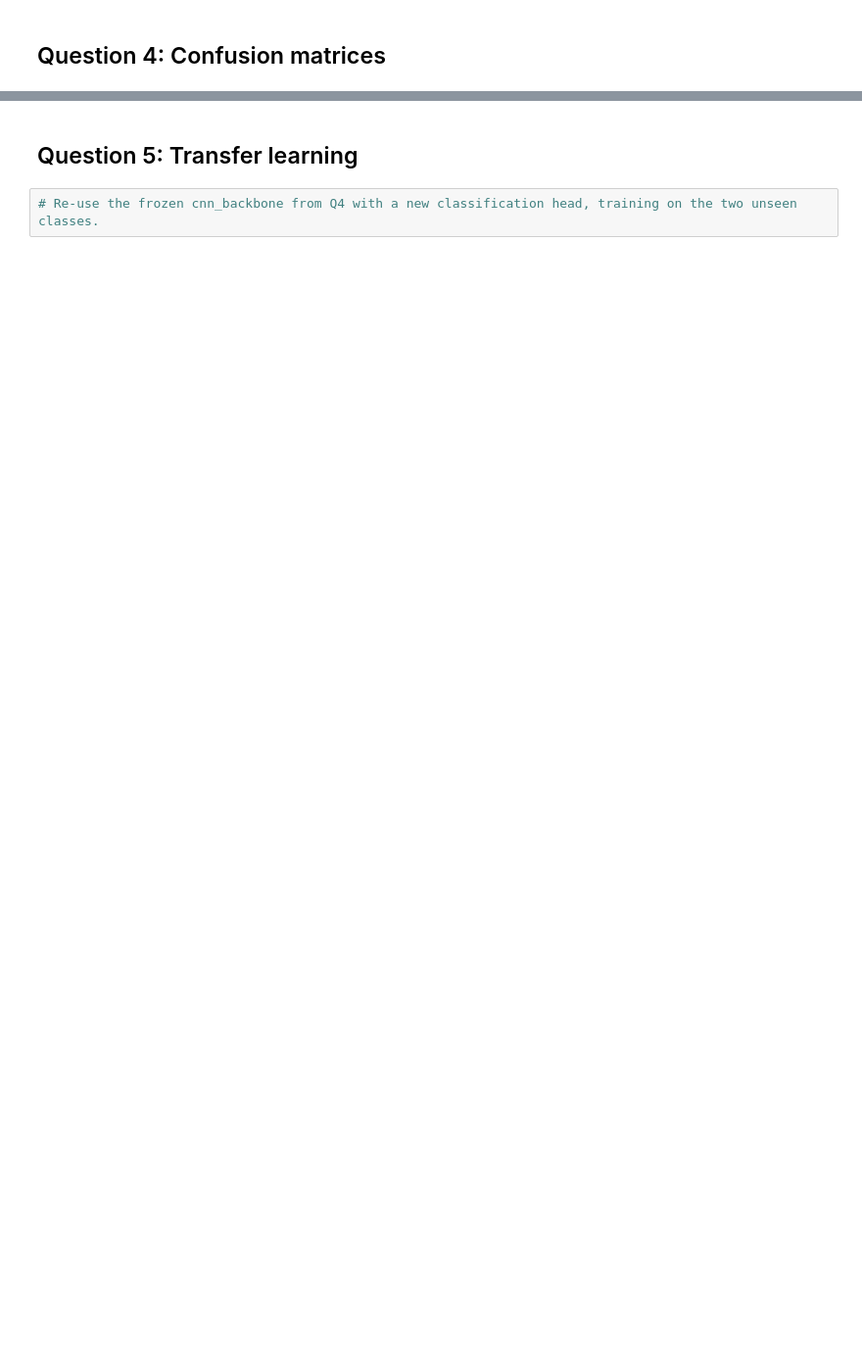
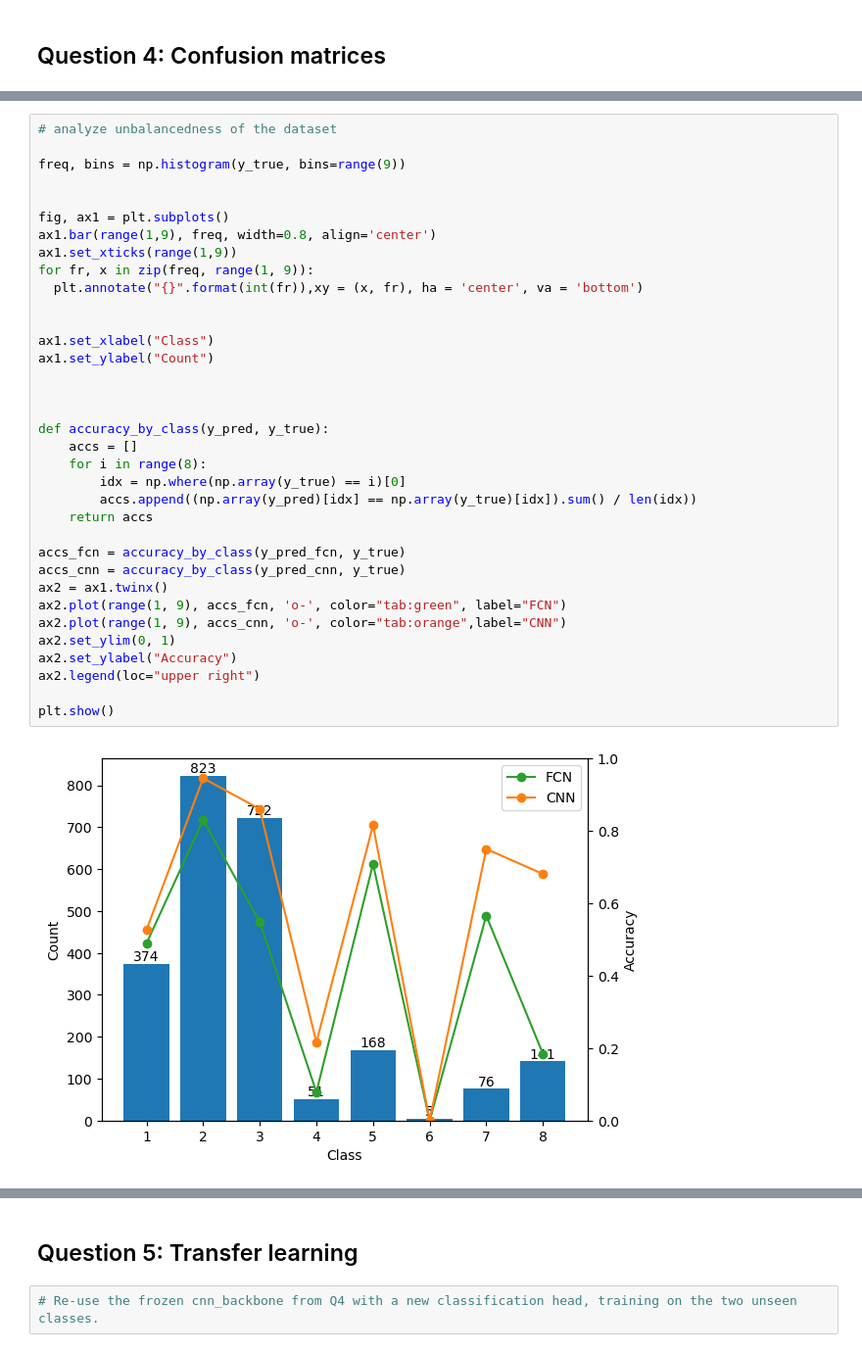
Before and after one commit to LyKex/ml_phy, a Jupyter notebook: hw3/hw3_galaxies10_SDSS_skeleton.ipynb, the cells around one changed output, grey strips where cells are left out. Shown at 98% size. Cells and saved outputs as stored; diff of their text form; blank space fills up the shorter version.

```diff
--- a/hw3/hw3_galaxies10_SDSS_skeleton.ipynb
+++ b/hw3/hw3_galaxies10_SDSS_skeleton.ipynb
@@ -125,0 +428,37 @@ torch.Size([1000, 3, 69, 69])
+# %%
+# analyze unbalancedness of the dataset
+
+freq, bins = np.histogram(y_true, bins=range(9))
+
+
+fig, ax1 = plt.subplots()
+ax1.bar(range(1,9), freq, width=0.8, align='center')
+ax1.set_xticks(range(1,9))
+for fr, x in zip(freq, range(1, 9)):
+  plt.annotate("{}".format(int(fr)),xy = (x, fr), ha = 'center', va = 'bottom')
+
+
+ax1.set_xlabel("Class")
+ax1.set_ylabel("Count")
+
+
+
+def accuracy_by_class(y_pred, y_true):
+    accs = []
+    for i in range(8):
+        idx = np.where(np.array(y_true) == i)[0]
+        accs.append((np.array(y_pred)[idx] == np.array(y_true)[idx]).sum() / len(idx))
+    return accs
+
+accs_fcn = accuracy_by_class(y_pred_fcn, y_true)
+accs_cnn = accuracy_by_class(y_pred_cnn, y_true)
+ax2 = ax1.twinx()
+ax2.plot(range(1, 9), accs_fcn, 'o-', color="tab:green", label="FCN")
+ax2.plot(range(1, 9), accs_cnn, 'o-', color="tab:orange",label="CNN")
+ax2.set_ylim(0, 1)
+ax2.set_ylabel("Accuracy")
+ax2.legend(loc="upper right")
+
+plt.show()
+# %% [output]
+[figure, added]
```
Also changed, not shown: parts of 24 cells of this notebook.
